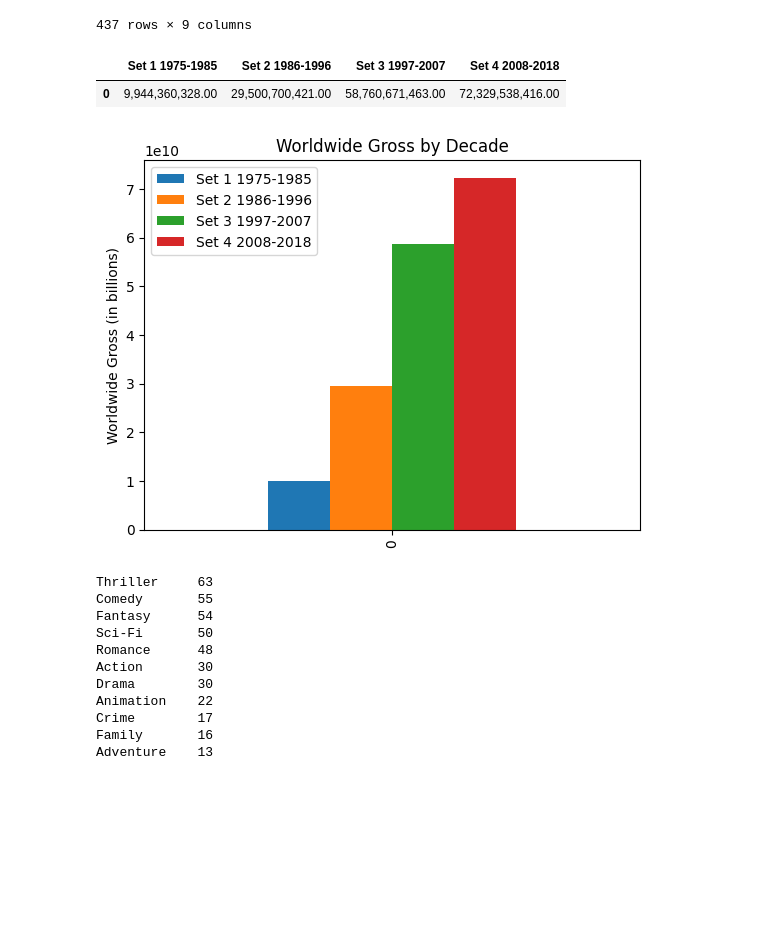
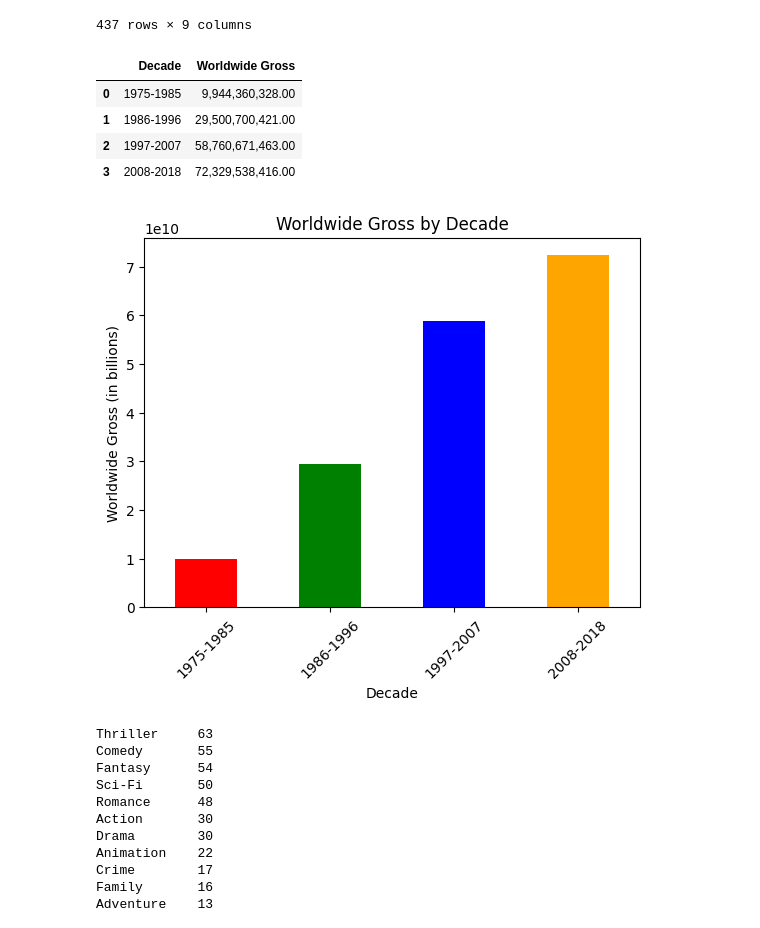
Before and after one commit to vmueller13/Worldwide-Earnings-of-Top-Movies-1975-2018, a Jupyter notebook: Movie_project_py.ipynb, the cells around one changed output. Cells and saved outputs as stored; diff of their text form; code cells hidden in the pictures; blank space fills up the shorter version.

Commit message:
fixed bar chart, git ignore and lin regression equation

```diff
--- a/Movie_project_py.ipynb
+++ b/Movie_project_py.ipynb
@@ -292,32 +292,34 @@ total_2 = df_2['Worldwide Gross'].sum()
 total_3 = df_3['Worldwide Gross'].sum()
 total_4 = df_4['Worldwide Gross'].sum()
 
-
-sums_df = pd.DataFrame({'Set 1 1975-1985': [total_1],
-                        'Set 2 1986-1996': [total_2],
-                        'Set 3 1997-2007': [total_3],
-                        'Set 4 2008-2018': [total_4]
-                       })
+data = {'Decade': ['1975-1985', '1986-1996', '1997-2007', '2008-2018'],
+        'Worldwide Gross': [total_1, total_2, total_3, total_4]
+       }
+sums_df = pd.DataFrame(data)
 sums_df
 # %% [output]
-|  | Set 1 1975-1985 | Set 2 1986-1996 | Set 3 1997-2007 | Set 4 2008-2018 |
-| 0 | 9,944,360,328.00 | 29,500,700,421.00 | 58,760,671,463.00 | 72,329,538,416.00 |
+|  | Decade | Worldwide Gross |
+| 0 | 1975-1985 | 9,944,360,328.00 |
+| 1 | 1986-1996 | 29,500,700,421.00 |
+| 2 | 1997-2007 | 58,760,671,463.00 |
+| 3 | 2008-2018 | 72,329,538,416.00 |
 # %%
 #make a bar chart to display the worldwide gross data to make sure the data is seen
-ax = sums_df.plot(kind='bar')
+ax=sums_df.plot(kind='bar', legend=None, x='Decade', y='Worldwide Gross', color=['red', 'green', 'blue', 'orange'])
 
-# Set the chart title
+# Set the chart title & axis labels
 ax.set_title('Worldwide Gross by Decade')
+ax.set_ylabel('Worldwide Gross (in billions)')
+ax.set_xlabel('Decade')
+
 
 # Set the xticks and xticklabels properties of the axis to label each bar
-ax.set_xticks(range(len(sums_df)))
-
-ax.set_ylabel('Worldwide Gross (in billions)')
+ax.set_xticklabels(['1975-1985', '1986-1996', '1997-2007', '2008-2018'], rotation=45)
 
 # Show the chart
 plt.show()
 # %% [output]
-[figure, old version]
+[figure, new version]
 # %%
 #sort the movies into bins based on the release year and add a column with that new label
 # Define the bin edges and labels
```
Also changed, not shown: parts of 4 cells of this notebook, 2 other files.
